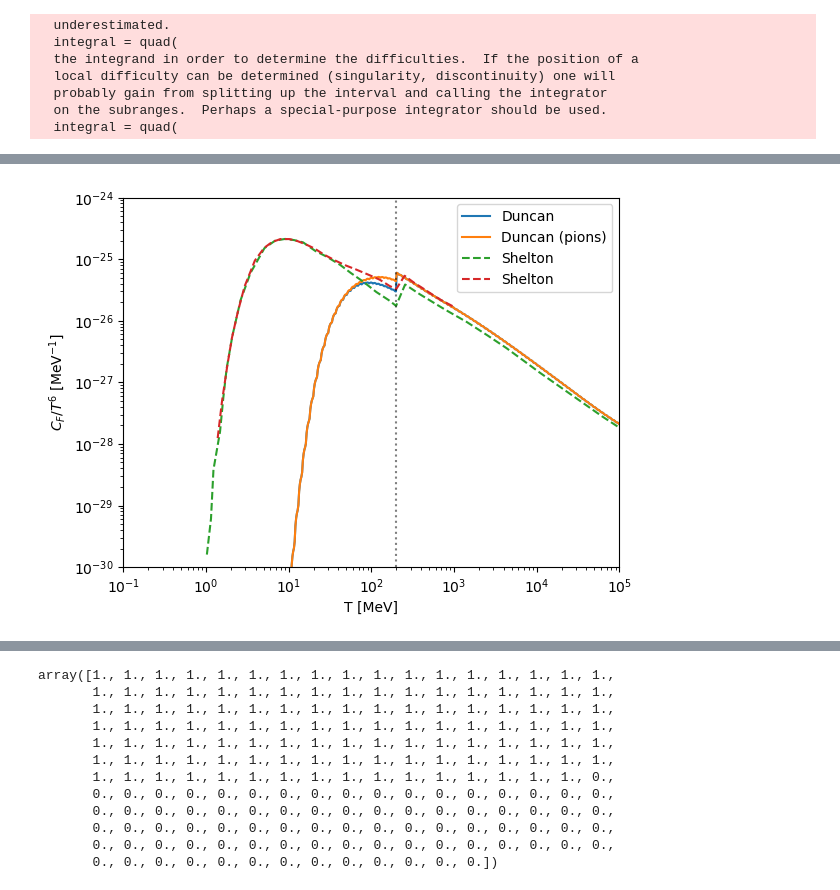
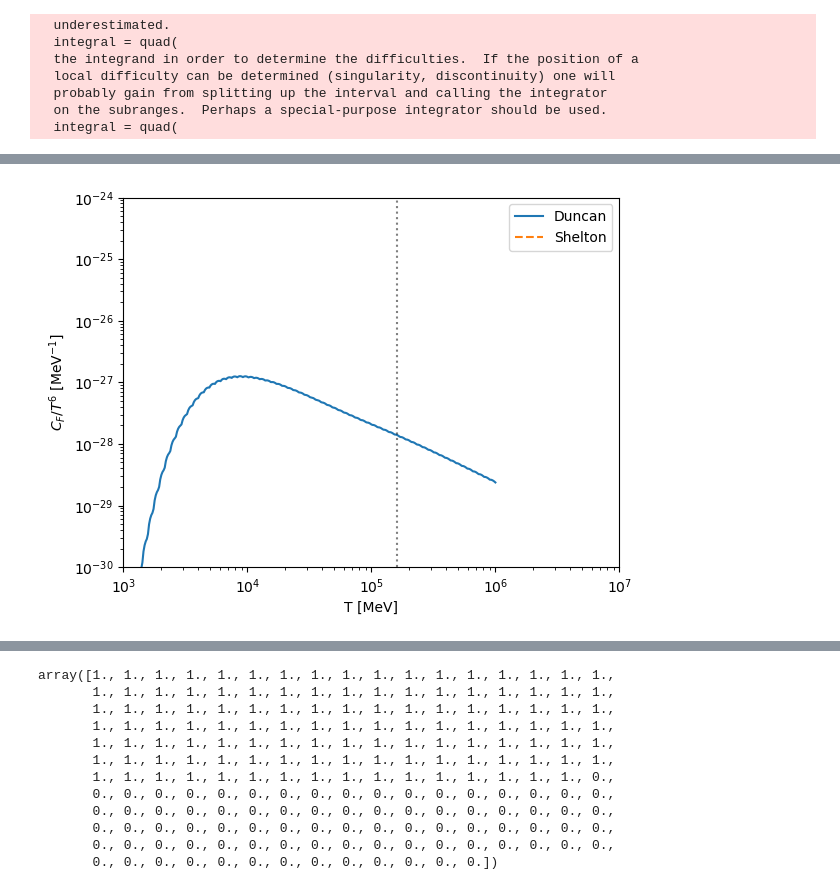
Before and after one commit to Duncan-Adams/mcp_boltzmann, a Jupyter notebook: notebooks/mcp_annihilation.ipynb, the cells around one changed output, grey strips where cells are left out. Saved outputs shown, nothing was run; the diff lists cells and outputs as text; code cells hidden in the pictures.

```diff
--- a/notebooks/mcp_annihilation.ipynb
+++ b/notebooks/mcp_annihilation.ipynb
@@ -41,12 +74,12 @@ m_t
 # %%
-sigma_ee_ff = partial(ann.sigma_llff, m_mcp = m_mcp, m_l = m_e)
-sigma_mumu_ff = partial(ann.sigma_llff, m_mcp = m_mcp, m_l = m_mu)
-sigma_tautau_ff = partial(ann.sigma_llff, m_mcp = m_mcp, m_l = m_tau)
+# sigma_ee_ff = partial(ann.sigma_llff, m_mcp = m_mcp, m_l = m_e)
+# sigma_mumu_ff = partial(ann.sigma_llff, m_mcp = m_mcp, m_l = m_mu)
+# sigma_tautau_ff = partial(ann.sigma_llff, m_mcp = m_mcp, m_l = m_tau)
 
-sigma_lq_ff = partial(ann.sigma_llff, m_mcp = m_mcp, m_l = 0.0)
-sigma_ss_ff = partial(ann.sigma_llff, m_mcp = m_mcp, m_l = m_s)
-sigma_cc_ff = partial(ann.sigma_llff, m_mcp = m_mcp, m_l = m_c)
-sigma_bb_ff = partial(ann.sigma_llff, m_mcp = m_mcp, m_l = m_b)
-sigma_tt_ff = partial(ann.sigma_llff, m_mcp = m_mcp, m_l = m_t)
+# sigma_lq_ff = partial(ann.sigma_llff, m_mcp = m_mcp, m_l = 0.0)
+# sigma_ss_ff = partial(ann.sigma_llff, m_mcp = m_mcp, m_l = m_s)
+# sigma_cc_ff = partial(ann.sigma_llff, m_mcp = m_mcp, m_l = m_c)
+# sigma_bb_ff = partial(ann.sigma_llff, m_mcp = m_mcp, m_l = m_b)
+# sigma_tt_ff = partial(ann.sigma_llff, m_mcp = m_mcp, m_l = m_t)
 
-sigma_pipi_ff = partial(ann.sigma_pipiff, m_mcp = m_mcp)
+# sigma_pipi_ff = partial(ann.sigma_pipi_ff, m_mcp = m_mcp)
@@ -206,37 +250,38 @@ res_em = res_e + res_mu
 # res_em = res_e + res_mu + res_tau
 res_qcd = (res_lq + res_s + res_c + res_b + res_t)*np.heaviside(T_plot - LQCD, 0)
 
 # plt.plot(T_plot, 0.25*T_plot*res_e)
 # plt.plot(T_plot, 0.25*T_plot*(res_em + res_qcd))
 # plt.plot(T_plot, 0.25*T_plot*(res_mu))
 # plt.plot(T_plot, (res_e+res_mu))
 plt.plot(T_plot, (res_em + res_qcd), label='Duncan')
-plt.plot(T_plot, (res_em + res_qcd) + res_pi, label='Duncan (pions)')
+# plt.plot(T_plot, (res_em + res_qcd) + res_pi, label='Duncan (pions)')
 
 # plt.plot(T_plot, (res_e + res_qcd))
 # plt.plot(T_plot, 0.25*T_plot*(res_mu))
 # plt.plot(T_plot, 0.25*T_plot*(res_tau))
 
-plt.plot(np.array(shelton_f_ann[0])*1e3, shelton_f_ann[1], label='Shelton', linestyle='dashed')
+# plt.plot(np.array(shelton_f_ann[0])*1e3, shelton_f_ann[1], label='Shelton', linestyle='dashed')
 plt.plot(np.array(shelton_f_ann_fig8[0]), shelton_f_ann_fig8[1], label='Shelton', linestyle='dashed')
 plt.yscale('log')
 plt.xscale('log')
 
 plt.xlabel('T [MeV]')
 plt.ylabel(r'$C_{F}/T^6$ [MeV$^{-1}$]')
 
 plt.axvline(LQCD, linestyle='dotted', color='black', alpha=0.5)
 plt.axvline(T_EW, linestyle='dotted', color='black', alpha=0.5)
 
 
 plt.ylim(1e-30, 1e-24)
-plt.xlim(1e-1, 1e5)
+# plt.xlim(1e-1, 1e5)
+plt.xlim(1e3, 1e7)
 
 plt.legend()
 
 plt.show()
 # %% [output]
-[figure, old version]
+[figure, new version]
 # %%
 C_f_pipi(100, 1e-9)
 # %% [output]
```
Also changed, not shown: parts of 7 cells of this notebook, 17 other files.
